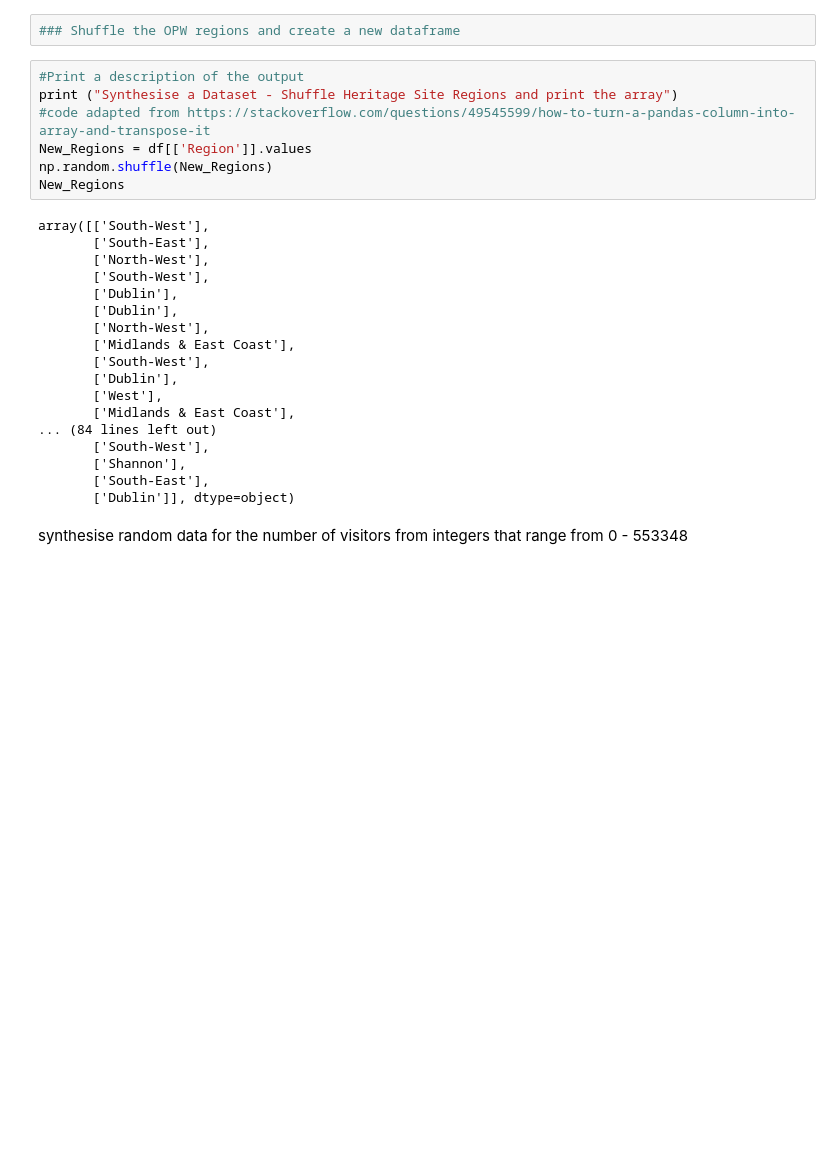
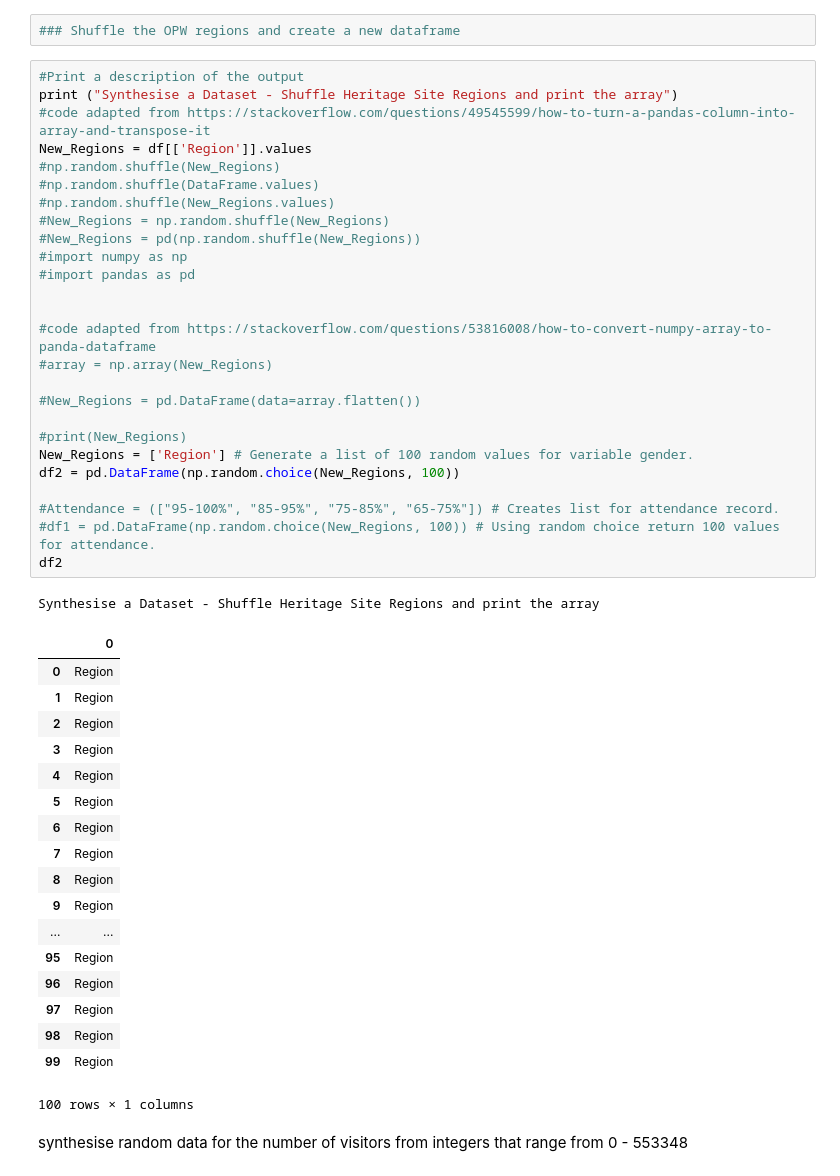
Before and after one commit to ClodaghMurphy/ProgDA_ProjectDec2019, a Jupyter notebook: ProgDA_ProjectDec2019.ipynb, the cells around one changed output. Drawn from its saved outputs; the diff is of its cells as text; blank space fills up the shorter version.

```diff
--- a/ProgDA_ProjectDec2019.ipynb
+++ b/ProgDA_ProjectDec2019.ipynb
@@ -588,28 +537,49 @@ array([['Muckross House and Gardens'],
 # %%
 #Print a description of the output
 print ("Synthesise a Dataset - Shuffle Heritage Site Regions and print the array")
 #code adapted from https://stackoverflow.com/questions/49545599/how-to-turn-a-pandas-column-into-array-and-transpose-it
 New_Regions = df[['Region']].values
-np.random.shuffle(New_Regions)
-New_Regions
+#np.random.shuffle(New_Regions)
+#np.random.shuffle(DataFrame.values)
+#np.random.shuffle(New_Regions.values)
+#New_Regions = np.random.shuffle(New_Regions)
+#New_Regions = pd(np.random.shuffle(New_Regions))
+#import numpy as np
+#import pandas as pd
+
+
+#code adapted from https://stackoverflow.com/questions/53816008/how-to-convert-numpy-array-to-panda-dataframe
+#array = np.array(New_Regions)
+
+#New_Regions = pd.DataFrame(data=array.flatten())
+
+#print(New_Regions)
+New_Regions = ['Region'] # Generate a list of 100 random values for variable gender.
+df2 = pd.DataFrame(np.random.choice(New_Regions, 100))
+
+#Attendance = (["95-100%", "85-95%", "75-85%", "65-75%"]) # Creates list for attendance record.
+#df1 = pd.DataFrame(np.random.choice(New_Regions, 100)) # Using random choice return 100 values for attendance.
+df2
 # %% [output]
-array([['South-West'],
-       ['South-East'],
-       ['North-West'],
-       ['South-West'],
-       ['Dublin'],
-       ['Dublin'],
-       ['North-West'],
-       ['Midlands & East Coast'],
-       ['South-West'],
-       ['Dublin'],
-       ['West'],
-       ['Midlands & East Coast'],
-... (84 lines left out)
-       ['South-West'],
-       ['Shannon'],
-       ['South-East'],
-       ['Dublin']], dtype=object)
+Synthesise a Dataset - Shuffle Heritage Site Regions and print the array
+|  | 0 |
+| 0 | Region |
+| 1 | Region |
+| 2 | Region |
+| 3 | Region |
+| 4 | Region |
+| 5 | Region |
+| 6 | Region |
+| 7 | Region |
+| 8 | Region |
+| 9 | Region |
+| ... | ... |
+| 95 | Region |
+| 96 | Region |
+| 97 | Region |
+| 98 | Region |
+| 99 | Region |
+100 rows × 1 columns
 # %% [markdown]
 synthesise random data for the number of visitors from integers that range from 0 - 553348
 # %%
```
Also changed, not shown: parts of 15 cells of this notebook.
